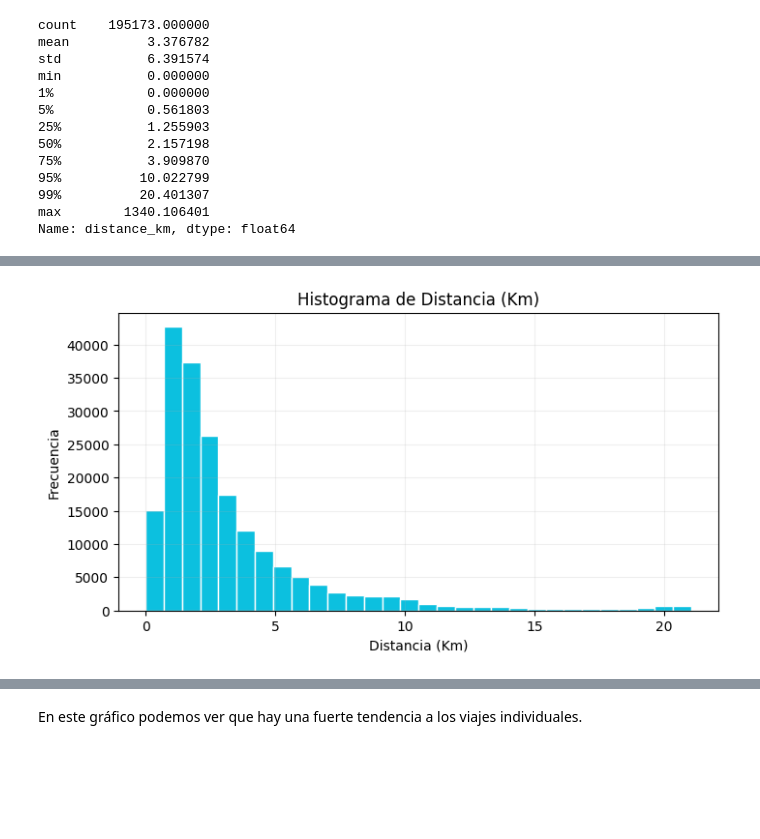
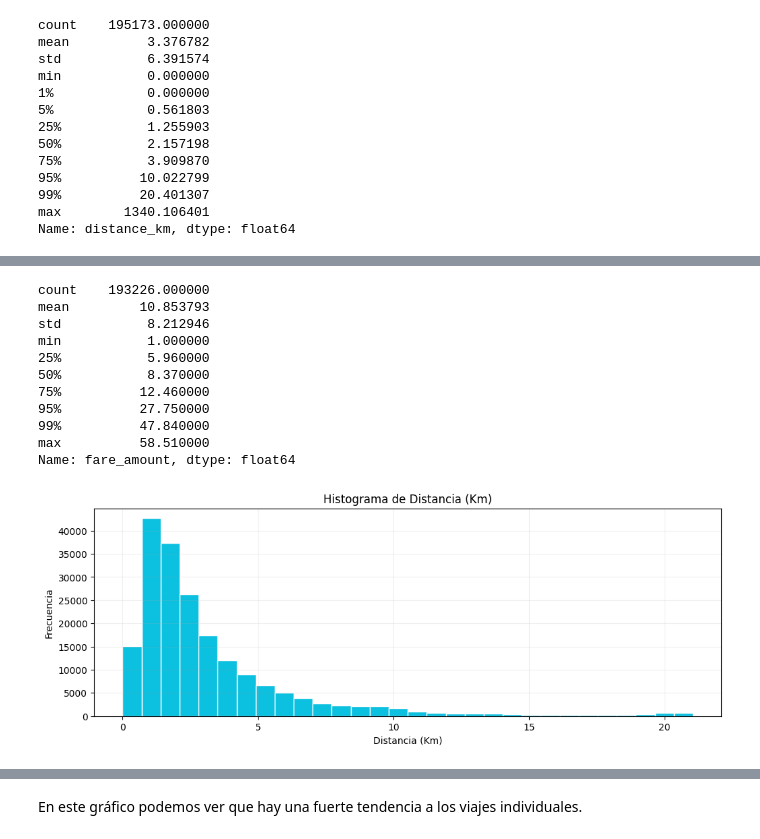
Before and after one commit to SebMun33/AA1-TUIA-2026C1-Onyskiw-Mu-oz, a Jupyter notebook: analisis_descriptivo.ipynb, the cells around one changed output, grey strips where cells are left out. Saved outputs shown, nothing was run; the diff lists cells and outputs as text; code cells hidden in the pictures; blank space fills up the shorter version.

```diff
--- a/analisis_descriptivo.ipynb
+++ b/analisis_descriptivo.ipynb
@@ -436,10 +526,24 @@ plt.show()
+# %%
+data["fare_amount"].describe(percentiles=[.25, .50, .75, .95, .99])
+# %% [output]
+count    193226.000000
+mean         10.853793
+std           8.212946
+min           1.000000
+25%           5.960000
+50%           8.370000
+75%          12.460000
+95%          27.750000
+99%          47.840000
+max          58.510000
+Name: fare_amount, dtype: float64
 # %%
-plt.figure(figsize=(8, 4))
+plt.figure(figsize=(12, 4))
 data["distance_km"].hist(bins=30, color="#0cc0df", edgecolor="#FFFFFF")
 plt.grid(True, alpha=0.2)
 plt.title("Histograma de Distancia (Km)")
 plt.xlabel("Distancia (Km)")
 plt.ylabel("Frecuencia")
 plt.show()
 # %% [output]
-[figure, old version]
+[figure, new version]
```
Also changed, not shown: parts of 48 cells of this notebook.
